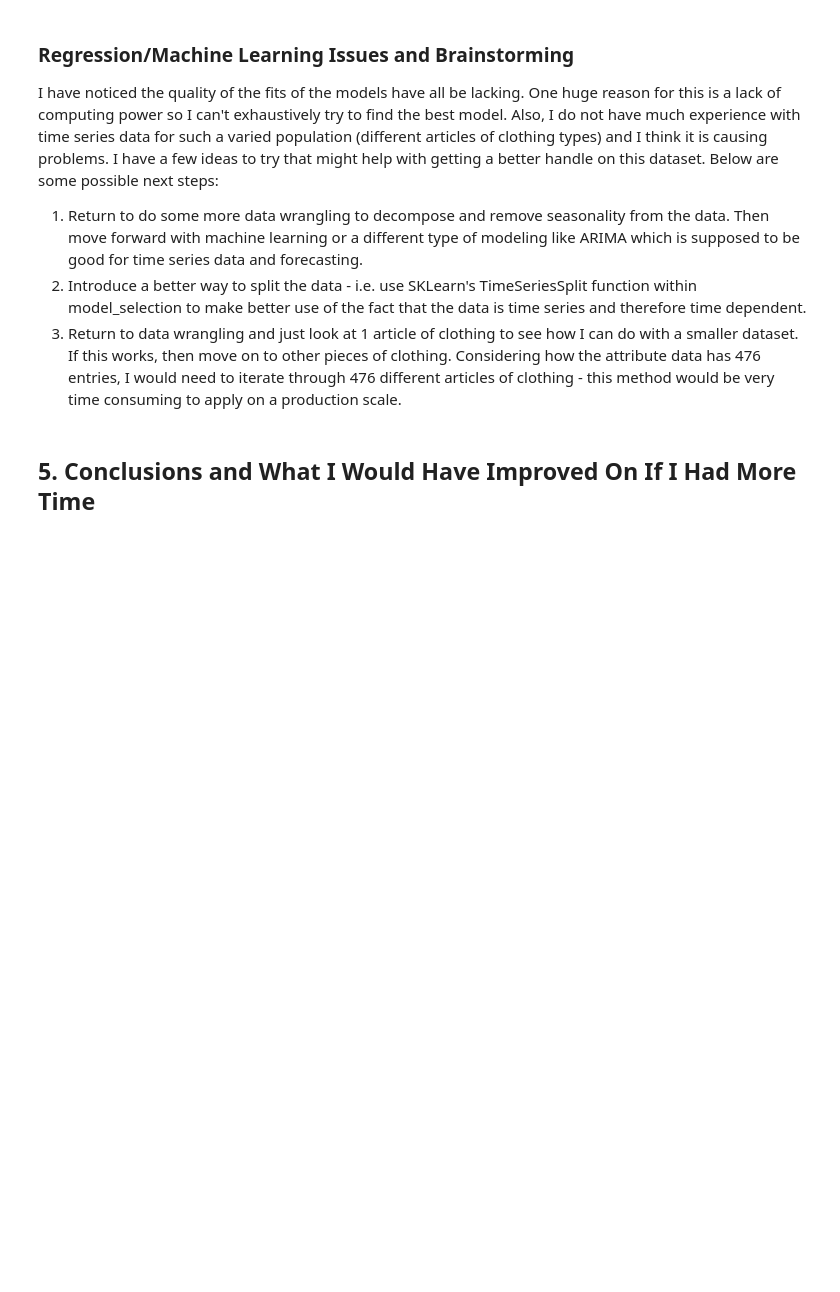
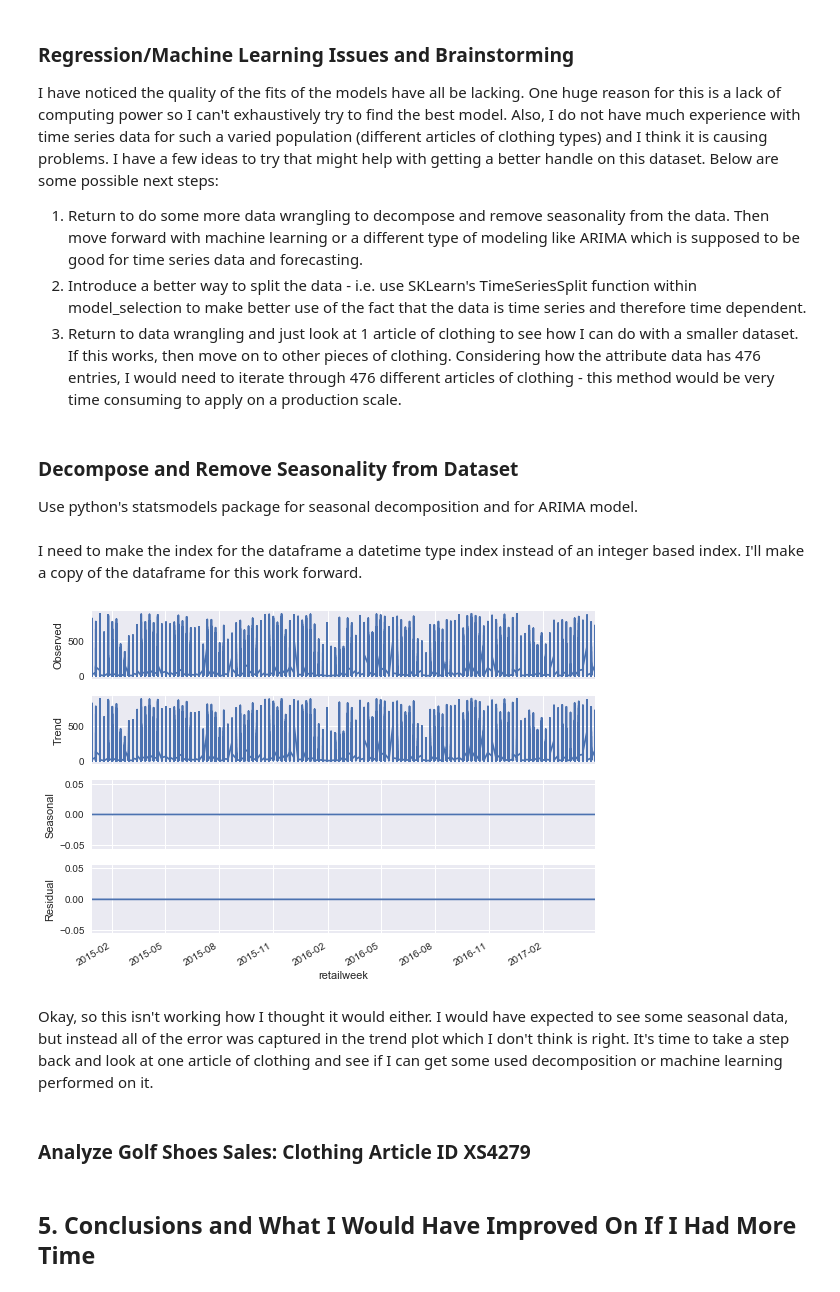
Before and after one commit to swekul/RetailSales_CaseStudy, a Jupyter notebook: RetailSales_DemandForecasting_McRoberts.ipynb, the cells around one changed output. Saved outputs shown, nothing was run; the diff lists cells and outputs as text; code cells hidden in the pictures; blank space fills up the shorter version.

Commit message:
feat: Implement seasonal decomposition
Performance is poor - doesn't really parse the data between trend
and seasonal types of time series data.

```diff
--- a/RetailSales_DemandForecasting_McRoberts.ipynb
+++ b/RetailSales_DemandForecasting_McRoberts.ipynb
@@ -682,6 +688,26 @@ I have noticed the quality of the fits of the models have all be lacking. One hu
 1. Return to do some more data wrangling to decompose and remove seasonality from the data. Then move forward with machine learning or a different type of modeling like ARIMA which is supposed to be good for time series data and forecasting.
 2. Introduce a better way to split the data - i.e. use SKLearn's TimeSeriesSplit function within model_selection to make better use of the fact that the data is time series and therefore time dependent.
 3. Return to data wrangling and just look at 1 article of clothing to see how I can do with a smaller dataset. If this works, then move on to other pieces of clothing. Considering how the attribute data has 476 entries, I would need to iterate through 476 different articles of clothing - this method would be very time consuming to apply on a production scale.
+# %% [markdown]
+### Decompose and Remove Seasonality from Dataset
+Use python's statsmodels package for seasonal decomposition and for ARIMA model.
+# %% [markdown]
+I need to make the index for the dataframe a datetime type index instead of an integer based index. I'll make a copy of the dataframe for this work forward.
+# %%
+data_joined_dt = data_joined.copy()
+# %%
+data_joined_dt.reset_index(inplace=True)
+# data_joined_dt['retailweek'] = pd.to_datetime(data_joined_dt['retailweek'])
+data_joined_dt = data_joined_dt.set_index('retailweek')
+decomp = seasonal_decompose(data_joined_dt.sales, model = 'additive', freq=1)
+decomp.plot()
+plt.show()
+# %% [output]
+[figure, added]
+# %% [markdown]
+Okay, so this isn't working how I thought it would either. I would have expected to see some seasonal data, but instead all of the error was captured in the trend plot which I don't think is right. It's time to take a step back and look at one article of clothing and see if I can get some used decomposition or machine learning performed on it.
+# %% [markdown]
+### Analyze Golf Shoes Sales: Clothing Article ID XS4279
 # %% [markdown]
 ## 5. Conclusions and What I Would Have Improved On If I Had More Time
 # %% [markdown]
```
Also changed, not shown: parts of 3 cells of this notebook.
